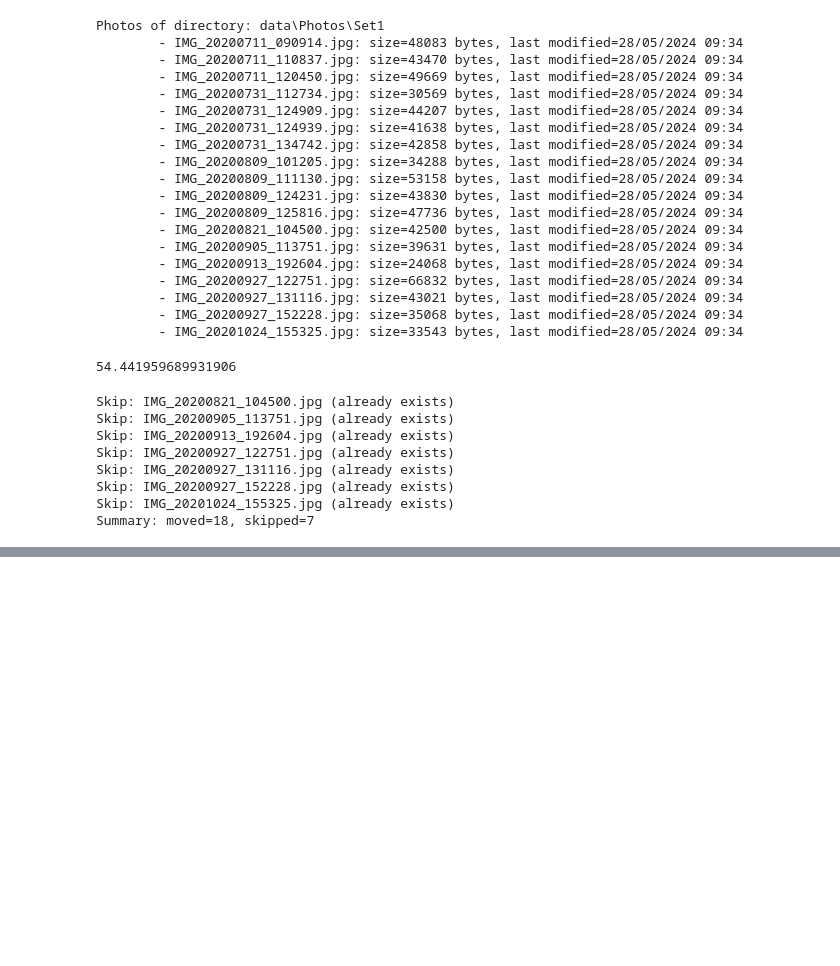
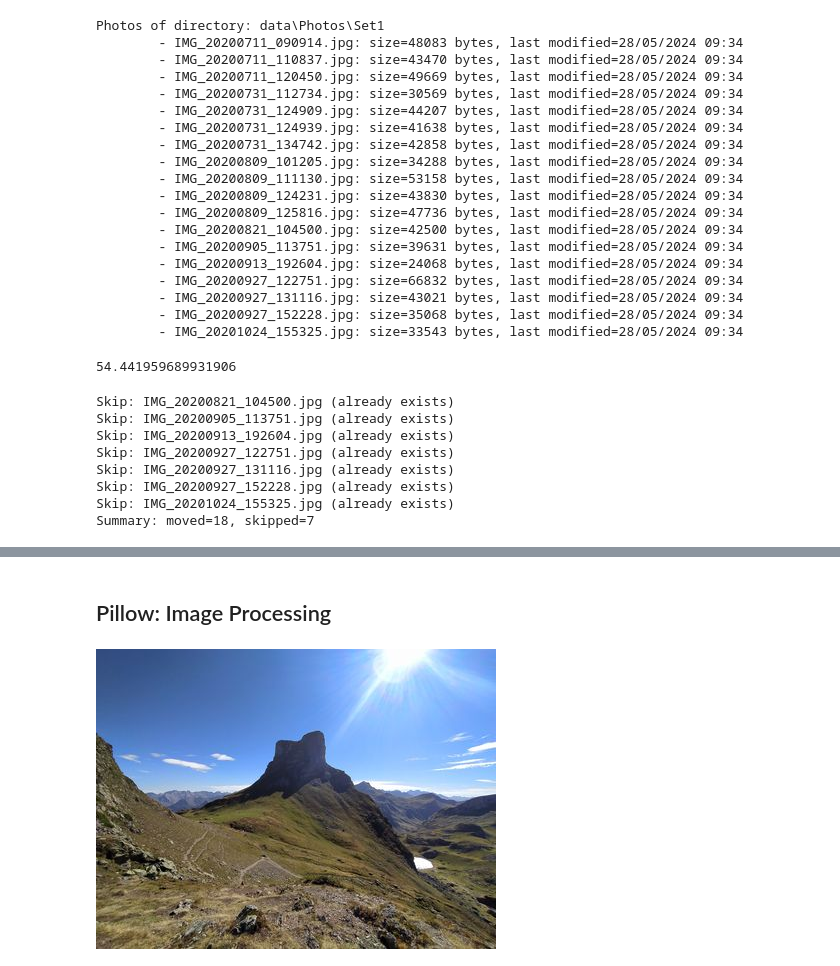
Before and after one commit to matthcol/pythonpoe, a Jupyter notebook: filesystem.ipynb, the cells around one changed output, grey strips where cells are left out. Cells and saved outputs as stored; diff of their text form; code cells hidden in the pictures; blank space fills up the shorter version.

```diff
--- a/filesystem.ipynb
+++ b/filesystem.ipynb
@@ -500,0 +505,2 @@ Summary: moved=18, skipped=7
+# %%
+photo_path = Path('data/Photos/Set2/IMG_20200821_104500.jpg')
@@ -500,0 +568,2 @@ Summary: moved=18, skipped=7
+# %% [markdown]
+## Pillow: Image Processing
@@ -500,0 +572,5 @@ Summary: moved=18, skipped=7
+# %%
+image =Image.open(photo_path)
+image
+# %% [output]
+[figure, added]
```
Also changed, not shown: parts of 15 cells of this notebook, 2 other files.
